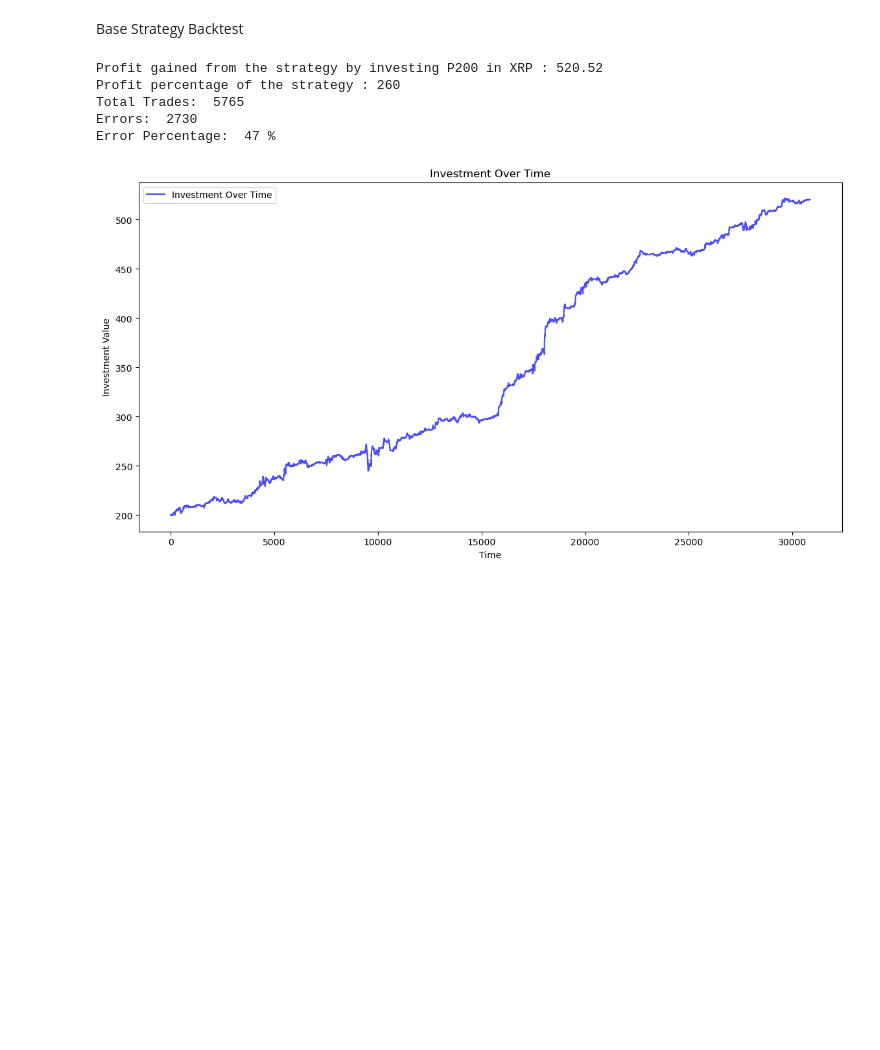
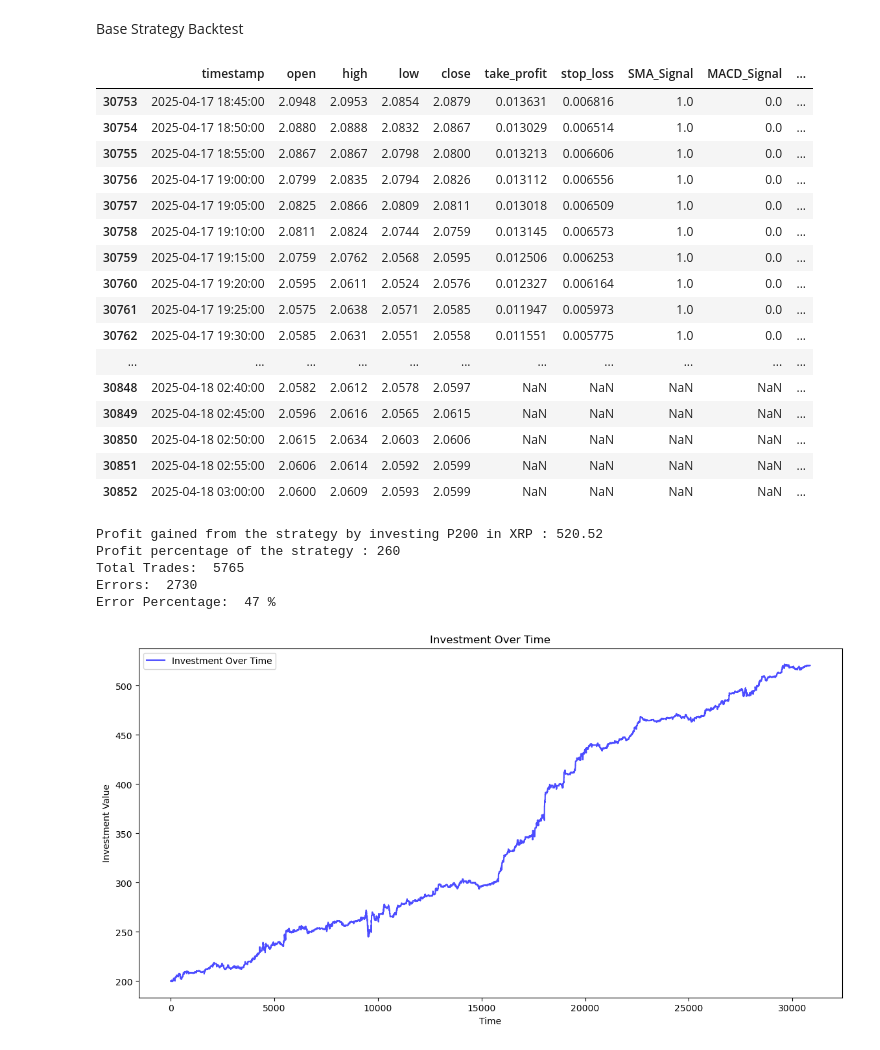
Before and after one commit to mawi-delosreyes/Harvest, a Jupyter notebook: Pilot Notebooks/PilotBot-XRP.ipynb, the cells around one changed output. Drawn from its saved outputs; the diff is of its cells as text; code cells hidden in the pictures; blank space fills up the shorter version.

```diff
--- a/Pilot Notebooks/PilotBot-XRP.ipynb
+++ b/Pilot Notebooks/PilotBot-XRP.ipynb
@@ -257,6 +277,26 @@ if len(signal_list) < len(xrp_df):
     signal_list.extend(["skip"] * (len(xrp_df) - len(signal_list)))
 
 xrp_df['signal'] = signal_list
+# %%
+xrp_df.tail(100)
+# %% [output]
+|  | timestamp | open | high | low | close | take_profit | stop_loss | SMA_Signal | MACD_Signal | ... |
+| 30753 | 2025-04-17 18:45:00 | 2.0948 | 2.0953 | 2.0854 | 2.0879 | 0.013631 | 0.006816 | 1.0 | 0.0 | ... |
+| 30754 | 2025-04-17 18:50:00 | 2.0880 | 2.0888 | 2.0832 | 2.0867 | 0.013029 | 0.006514 | 1.0 | 0.0 | ... |
+| 30755 | 2025-04-17 18:55:00 | 2.0867 | 2.0867 | 2.0798 | 2.0800 | 0.013213 | 0.006606 | 1.0 | 0.0 | ... |
+| 30756 | 2025-04-17 19:00:00 | 2.0799 | 2.0835 | 2.0794 | 2.0826 | 0.013112 | 0.006556 | 1.0 | 0.0 | ... |
+| 30757 | 2025-04-17 19:05:00 | 2.0825 | 2.0866 | 2.0809 | 2.0811 | 0.013018 | 0.006509 | 1.0 | 0.0 | ... |
+| 30758 | 2025-04-17 19:10:00 | 2.0811 | 2.0824 | 2.0744 | 2.0759 | 0.013145 | 0.006573 | 1.0 | 0.0 | ... |
+| 30759 | 2025-04-17 19:15:00 | 2.0759 | 2.0762 | 2.0568 | 2.0595 | 0.012506 | 0.006253 | 1.0 | 0.0 | ... |
+| 30760 | 2025-04-17 19:20:00 | 2.0595 | 2.0611 | 2.0524 | 2.0576 | 0.012327 | 0.006164 | 1.0 | 0.0 | ... |
+| 30761 | 2025-04-17 19:25:00 | 2.0575 | 2.0638 | 2.0571 | 2.0585 | 0.011947 | 0.005973 | 1.0 | 0.0 | ... |
+| 30762 | 2025-04-17 19:30:00 | 2.0585 | 2.0631 | 2.0551 | 2.0558 | 0.011551 | 0.005775 | 1.0 | 0.0 | ... |
+| ... | ... | ... | ... | ... | ... | ... | ... | ... | ... | ... |
+| 30848 | 2025-04-18 02:40:00 | 2.0582 | 2.0612 | 2.0578 | 2.0597 | NaN | NaN | NaN | NaN | ... |
+| 30849 | 2025-04-18 02:45:00 | 2.0596 | 2.0616 | 2.0565 | 2.0615 | NaN | NaN | NaN | NaN | ... |
+| 30850 | 2025-04-18 02:50:00 | 2.0615 | 2.0634 | 2.0603 | 2.0606 | NaN | NaN | NaN | NaN | ... |
+| 30851 | 2025-04-18 02:55:00 | 2.0606 | 2.0614 | 2.0592 | 2.0599 | NaN | NaN | NaN | NaN | ... |
+| 30852 | 2025-04-18 03:00:00 | 2.0600 | 2.0609 | 2.0593 | 2.0599 | NaN | NaN | NaN | NaN | ... |
 # %%
 investment_value = 200
 profit_percentage = math.floor((total_investment_amount/initial_investment)*100)
```
Also changed, not shown: parts of 22 cells of this notebook, 14 other files.
